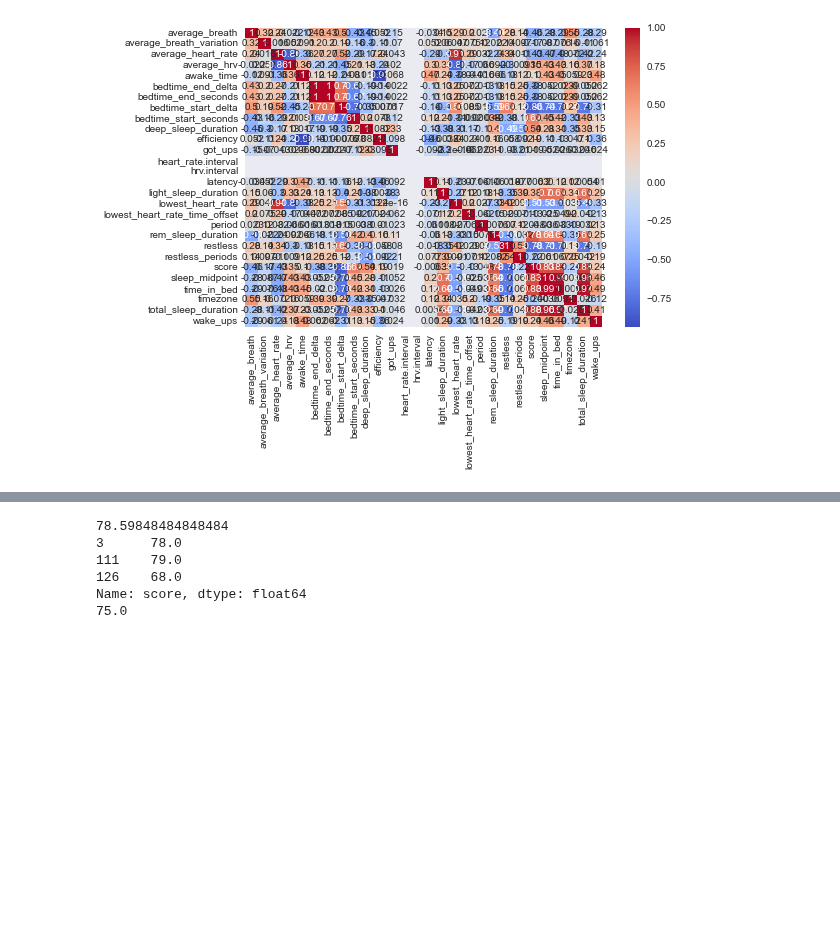
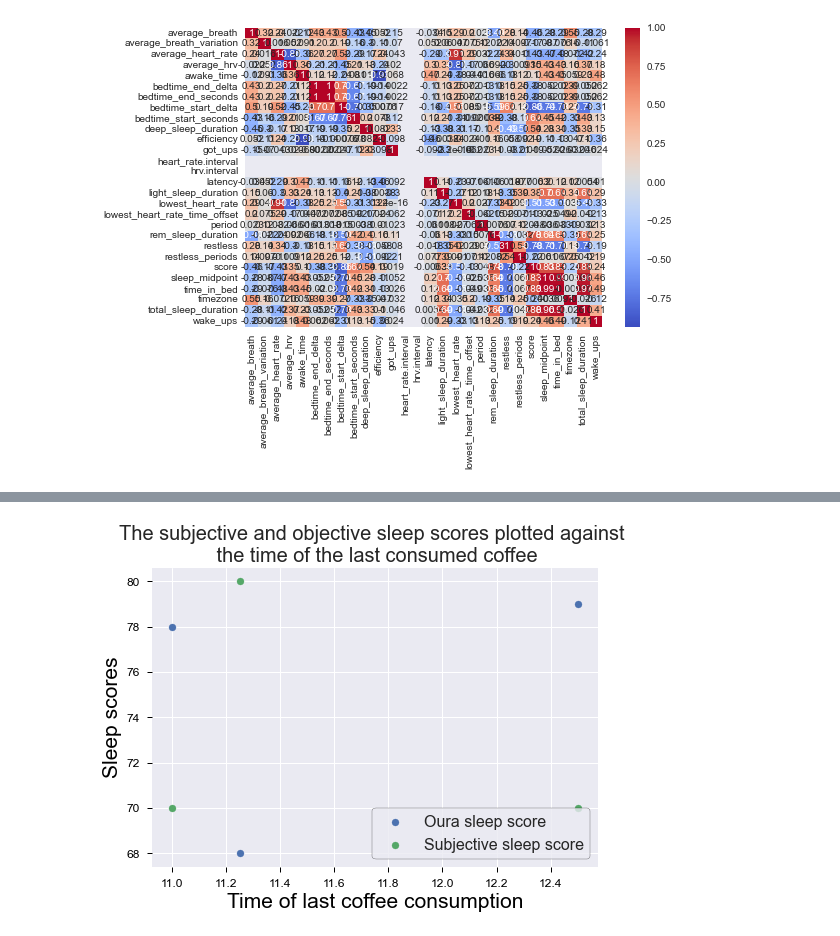
Before and after one commit to thalianajjar/internship_code, a Jupyter notebook: data_visualization.ipynb, the cells around one changed output, grey strips where cells are left out. Cells and saved outputs as stored; diff of their text form; code cells hidden in the pictures; blank space fills up the shorter version.

```diff
--- a/data_visualization.ipynb
+++ b/data_visualization.ipynb
@@ -100,12 +104,24 @@ plot_activities_effect(df)
-# %%
-
-print(average(df[pd.isna(df['coffee_time'])].score))
-print(df[~(pd.isna(df['coffee_time']))].score)
-print(average(df[~(pd.isna(df['coffee_time']))].score))
-# %% [output]
-78.59848484848484
-3      78.0
-111    79.0
-126    68.0
-Name: score, dtype: float64
-75.0
+# %%
+# Plot the sleep scores as a function of the time of the last coffee consumption
+def plot_coffee_times(df):
+    coffee_days = df[~(pd.isna(df['coffee_time']))]
+    plt.style.use("seaborn")
+    colour_axes = "black"
+
+    time_coffee = plt.figure()
+    ax_coffee_time = time_coffee.add_subplot(111)
+    ax_coffee_time.scatter(coffee_days['coffee_time'].values, coffee_days['score'].values, label="Oura sleep score")
+    ax_coffee_time.scatter(coffee_days['coffee_time'].values, coffee_days['subjective_sleep_score'].values, label="Subjective sleep score")
+    ax_coffee_time.set_xlabel("Time of last coffee consumption", fontsize=21)
+    ax_coffee_time.set_ylabel("Sleep scores", fontsize=21)
+    ax_coffee_time.tick_params(axis='both', colors=colour_axes, which='major', size=5, labelsize=12)
+    ax_coffee_time.set_title("The subjective and objective sleep scores plotted against \n the time of the last consumed coffee", fontsize=20)
+    ax_coffee_time.yaxis.label.set_color(colour_axes)
+    ax_coffee_time.xaxis.label.set_color(colour_axes)
+    ax_coffee_time.legend(prop={'size': 16}, frameon=True, loc="best").get_frame().set_edgecolor('k')
+
+    plt.show()
+
+plot_coffee_times(df)
+# %% [output]
+[figure, added]
```
Also changed, not shown: parts of 4 cells of this notebook.
